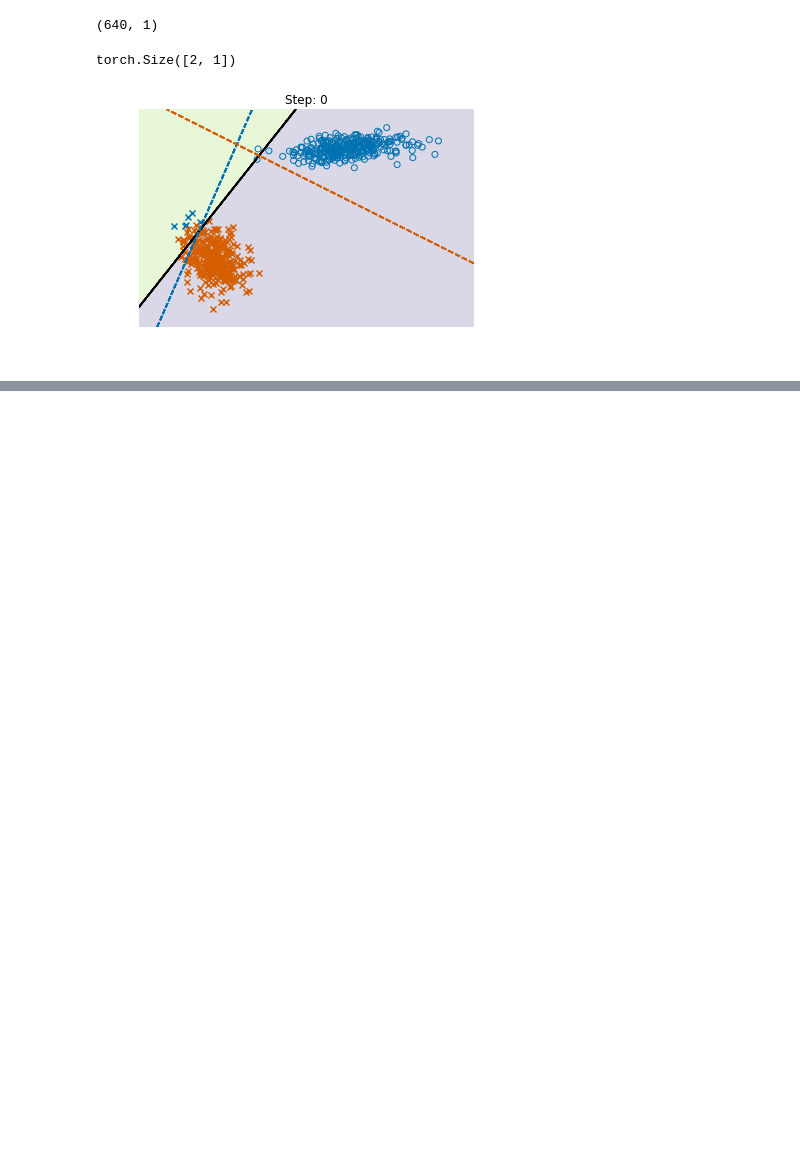
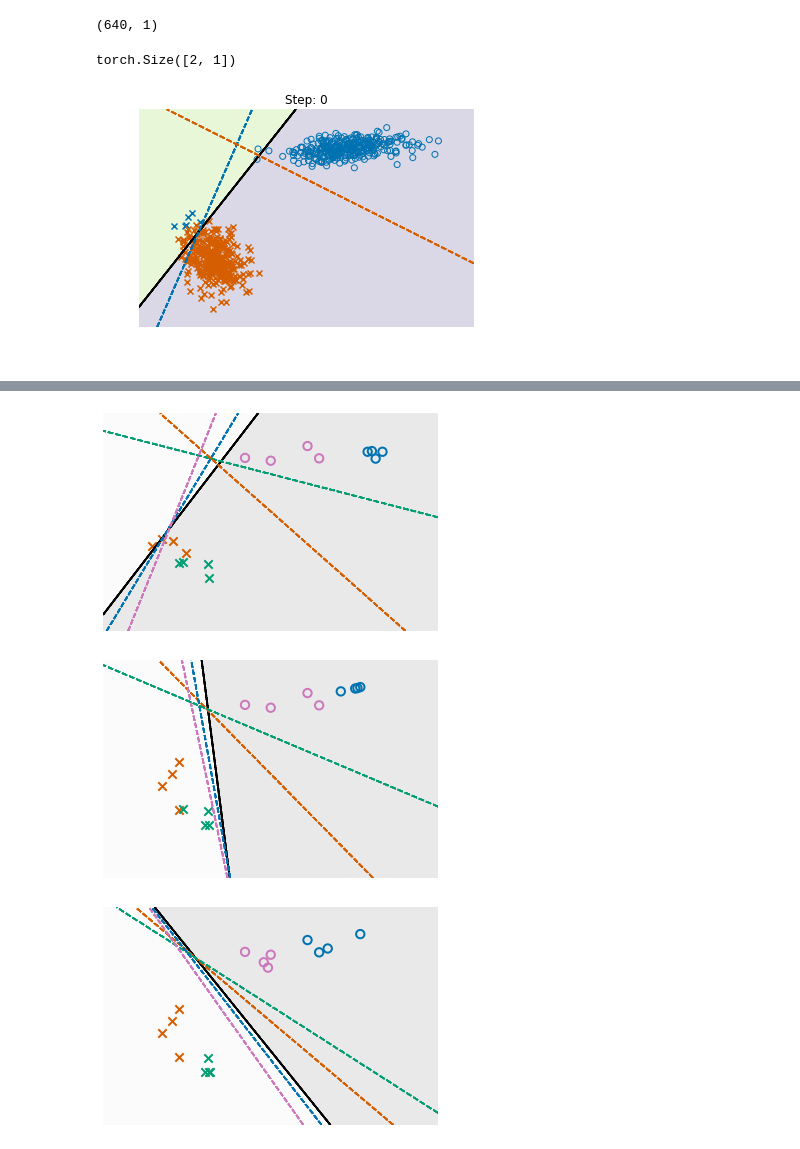
Before and after one commit to fartashf/gvar_code, a Jupyter notebook: notebooks/figures_vis2d.ipynb, the cells around one changed output, grey strips where cells are left out. Saved outputs shown, nothing was run; the diff lists cells and outputs as text; code cells hidden in the pictures; blank space fills up the shorter version.

```diff
--- a/notebooks/figures_vis2d.ipynb
+++ b/notebooks/figures_vis2d.ipynb
@@ -165,2 +167,21 @@ for i in range(len(run_names)):
 [figure]
 [figure]
+# %%
+logdir='../runs/runs_logreg_2dvis/'
+run_names=[]
+for i in ['00', '01', '02']:
+    run_names += glob.glob('%s/%s*' % (logdir, i))
+niters = [0, 1, 2]
+perm = [[0, 2, 1, 3], [1, 0, 3, 2], [1, 2, 3, 0]]
+for i in range(len(run_names)):
+    fig = plt.figure()
+    # plt.tight_layout(pad=0)
+    # ax = plt.axes([0,0,1,1])
+    # ax.set_axis_off()
+    # fig.add_axes(ax)
+    # fig.patch.set_visible(False)
+    f(run_names[i], niter=niters[i], perm=perm[i], n_samples=4, fname='fig_sampled.png')
+# %% [output]
+[figure, added]
+[figure, added]
+[figure, added]
```
Also changed, not shown: parts of 3 cells of this notebook, 5 other files.
